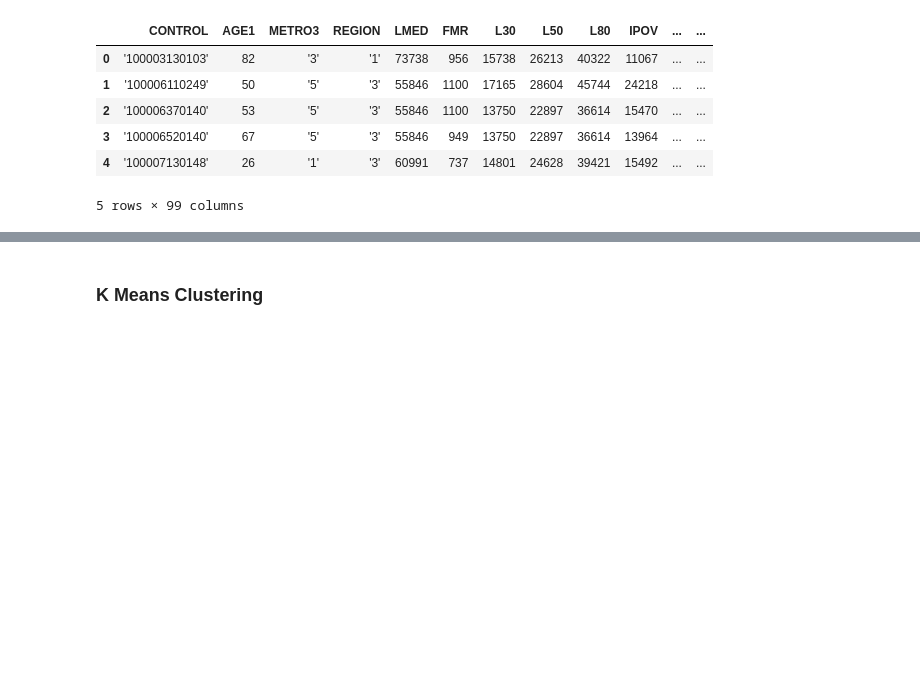
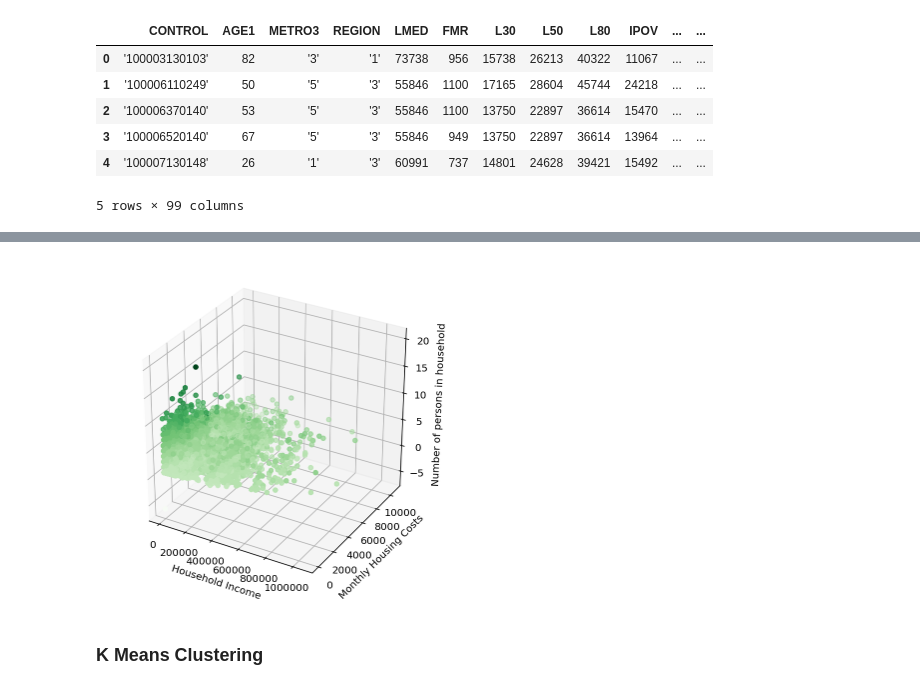
Before and after one commit to MiguelAMartinez/american-housing-survey, a Jupyter notebook: EDA.ipynb, the cells around one changed output, grey strips where cells are left out. Saved outputs shown, nothing was run; the diff lists cells and outputs as text; code cells hidden in the pictures; blank space fills up the shorter version.

```diff
--- a/EDA.ipynb
+++ b/EDA.ipynb
@@ -170,3 +96,15 @@ plt.show()
+# %%
+def plot_3D(x_col, y_col, z_col, df, col_names_dict):
+    plt.figure(figsize=(6,6))
+    ax = plt.axes(projection='3d')
+    ax.scatter3D(df[x_col], df[y_col], df[z_col], c=df[z_col], cmap='Greens')
+    ax.set_xlabel(col_names_dict[x_col])
+    ax.set_ylabel(col_names_dict[y_col])
+    ax.set_zlabel(col_names_dict[z_col]);
+# %%
+plot_3D(x_col='ZINC2', y_col='ZSMHC', z_col='PER',df=df_national, col_names_dict=init_num_col_names)
+# %% [output]
+[figure, added]
 # %% [markdown]
 ### K Means Clustering
 # %%
```
Also changed, not shown: parts of 16 cells of this notebook.
